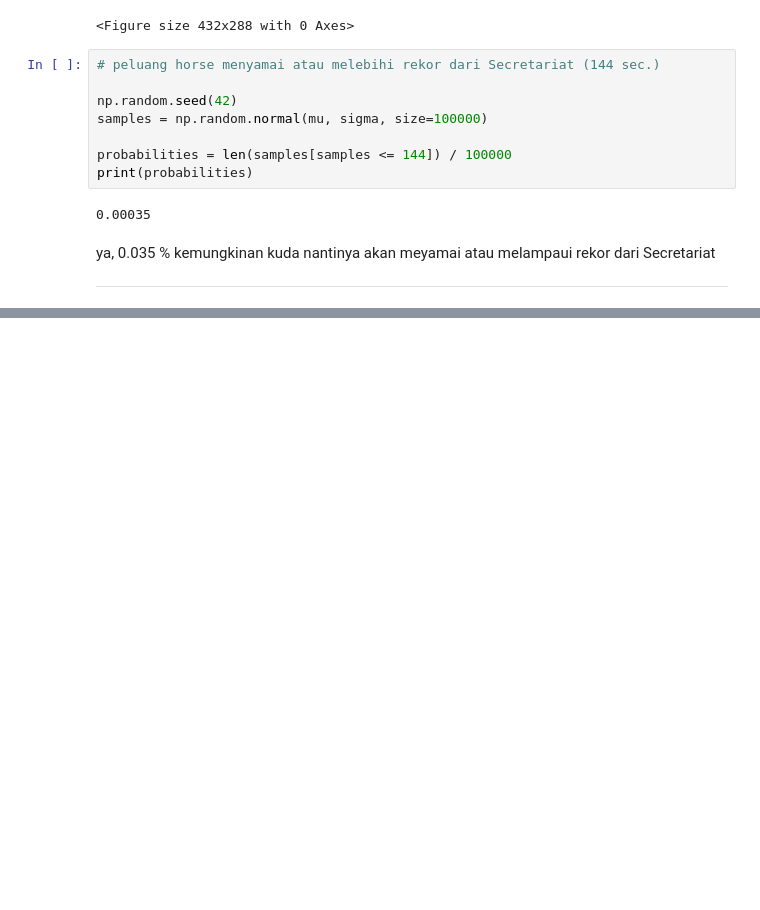
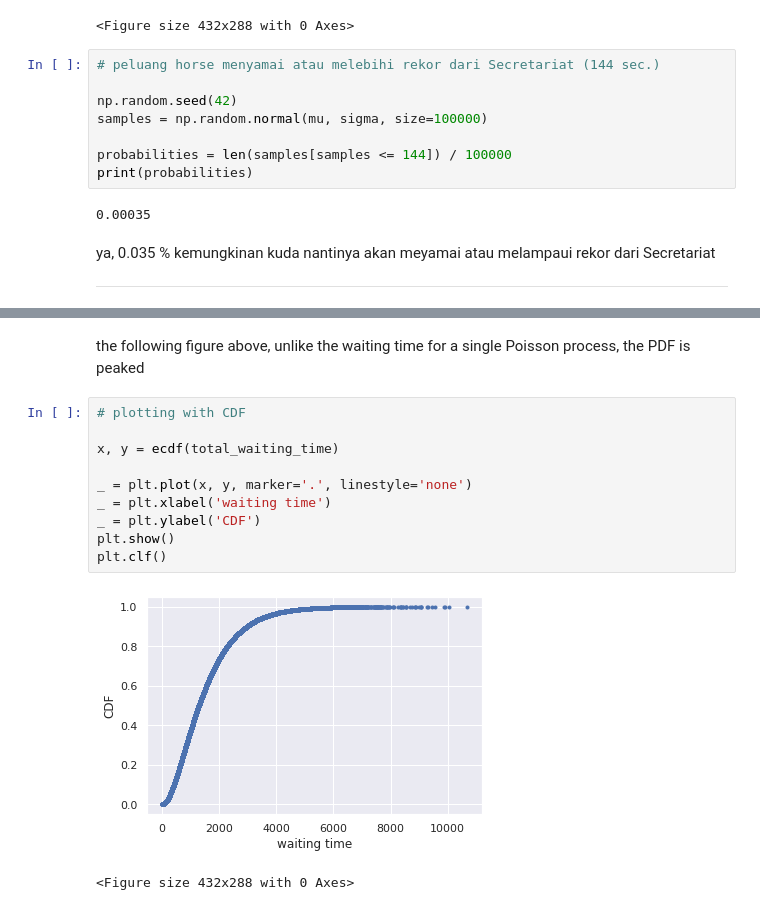
Before and after one commit to afhabibieee/Statistical_Thinking_Part_1, a Jupyter notebook: Statistical_Thinking_Part_1.ipynb, the cells around one changed output, grey strips where cells are left out. Drawn from its saved outputs; the diff is of its cells as text; blank space fills up the shorter version.

```diff
--- a/Statistical_Thinking_Part_1.ipynb
+++ b/Statistical_Thinking_Part_1.ipynb
@@ -742,0 +782,15 @@ ya, 0.035 % kemungkinan kuda nantinya akan meyamai atau melampaui rekor dari Sec
+# %% [markdown]
+the following figure above, unlike the waiting time for a single Poisson process, the PDF is peaked
+# %%
+# plotting with CDF
+
+x, y = ecdf(total_waiting_time)
+
+_ = plt.plot(x, y, marker='.', linestyle='none')
+_ = plt.xlabel('waiting time')
+_ = plt.ylabel('CDF')
+plt.show()
+plt.clf()
+# %% [output]
+[figure, added]
+<Figure size 432x288 with 0 Axes>
```
Also changed, not shown: parts of 4 cells of this notebook.
